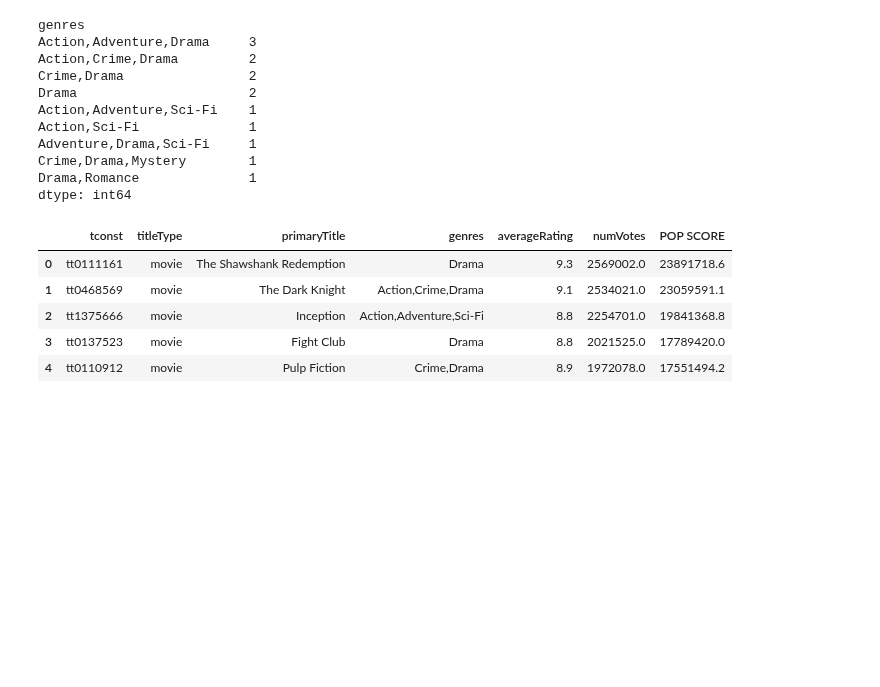
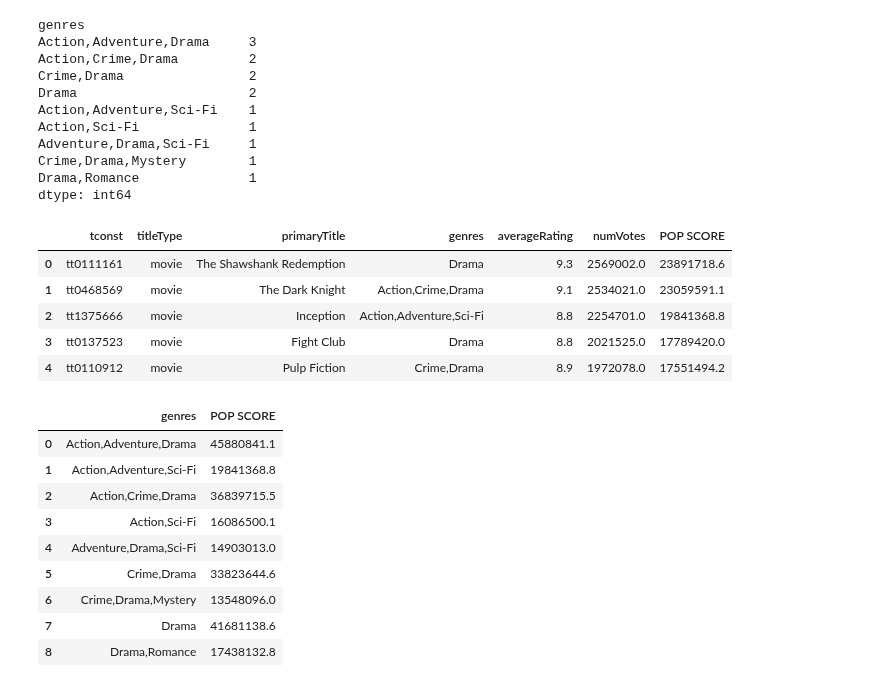
Before and after one commit to fdmdlb/nextflix, a Jupyter notebook: _top movies actors directors rating commonalities.ipynb, the cells around one changed output. Cells and saved outputs as stored; diff of their text form; code cells hidden in the pictures; blank space fills up the shorter version.

Commit message:
UPDATE TOP GENRES

```diff
--- a/_top movies actors directors rating commonalities.ipynb
+++ b/_top movies actors directors rating commonalities.ipynb
@@ -247,3 +251,16 @@ pd.read_csv('top5MOVIES.csv')
 | 2 | tt1375666 | movie | Inception | Action,Adventure,Sci-Fi | 8.8 | 2254701.0 | 19841368.8 |
 | 3 | tt0137523 | movie | Fight Club | Drama | 8.8 | 2021525.0 | 17789420.0 |
 | 4 | tt0110912 | movie | Pulp Fiction | Crime,Drama | 8.9 | 1972078.0 | 17551494.2 |
+# %%
+pd.read_csv('top_genres.csv')
+# %% [output]
+|  | genres | POP SCORE |
+| 0 | Action,Adventure,Drama | 45880841.1 |
+| 1 | Action,Adventure,Sci-Fi | 19841368.8 |
+| 2 | Action,Crime,Drama | 36839715.5 |
+| 3 | Action,Sci-Fi | 16086500.1 |
+| 4 | Adventure,Drama,Sci-Fi | 14903013.0 |
+| 5 | Crime,Drama | 33823644.6 |
+| 6 | Crime,Drama,Mystery | 13548096.0 |
+| 7 | Drama | 41681138.6 |
+| 8 | Drama,Romance | 17438132.8 |
```
Also changed, not shown: parts of 6 cells of this notebook, 1 other file.
